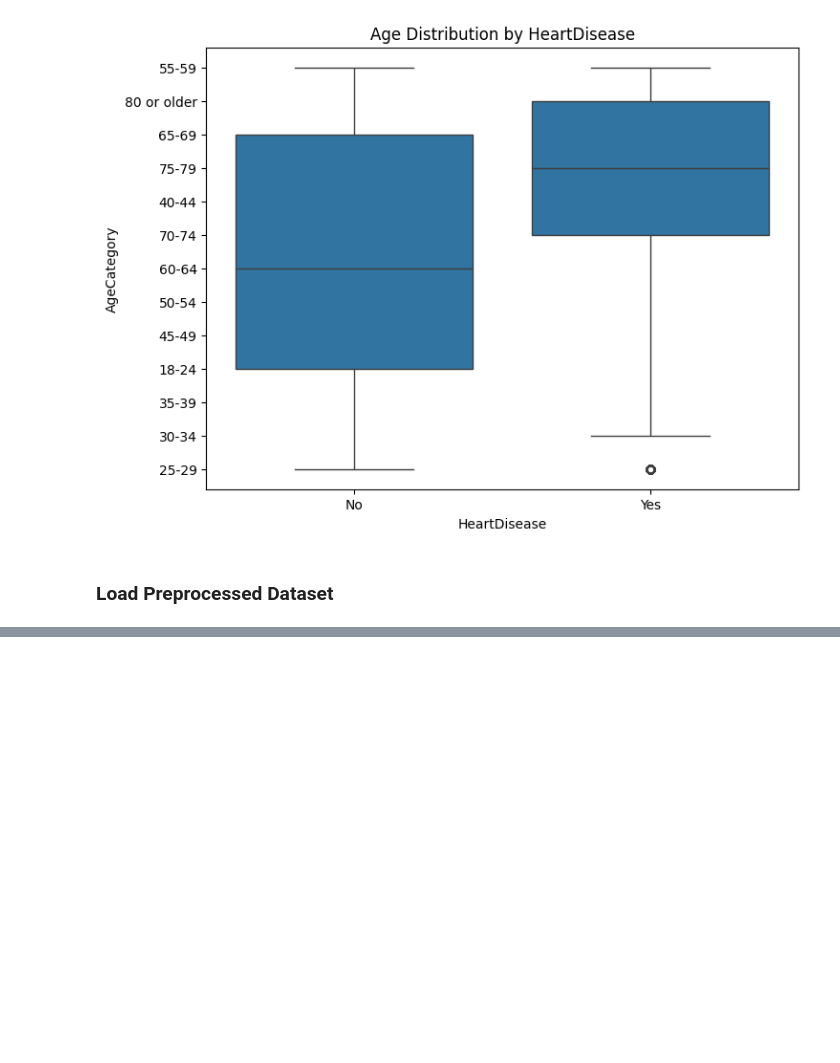
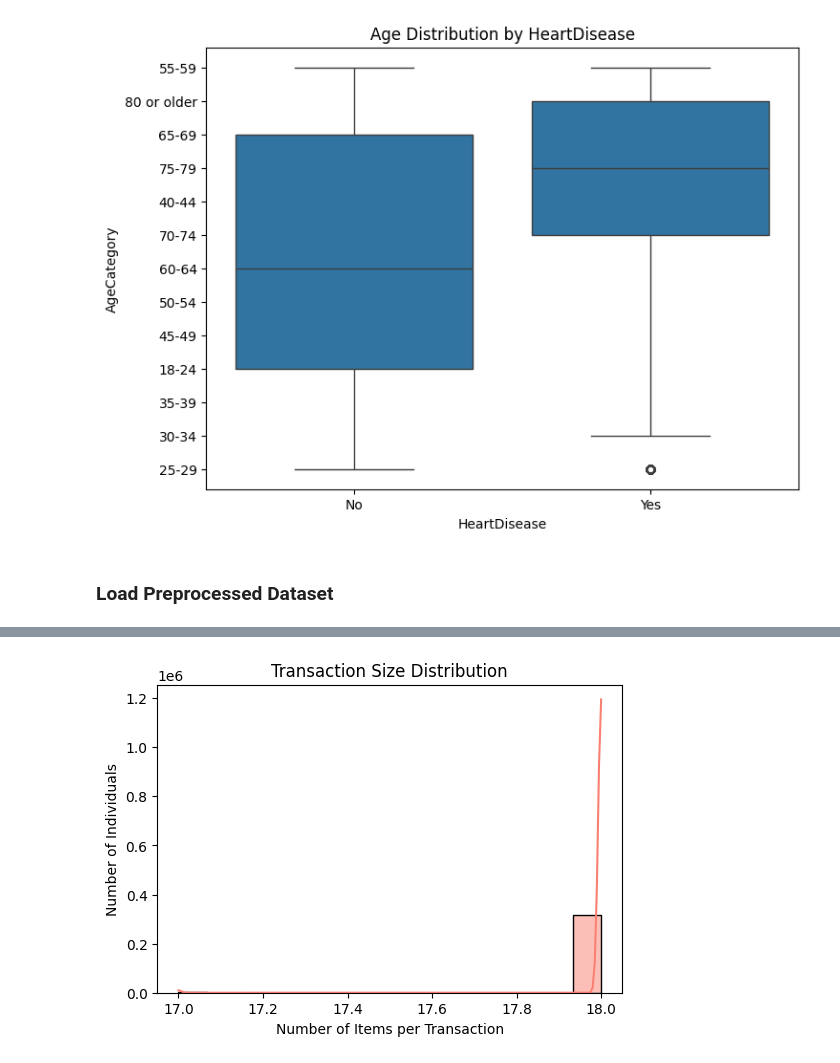
Before and after one commit to kay-16/CSC172-AssociationMining-Reambonanza, a Jupyter notebook: heart_disease_associationmining/notebook/EDA.ipynb, the cells around one changed output, grey strips where cells are left out. Cells and saved outputs as stored; diff of their text form; code cells hidden in the pictures; blank space fills up the shorter version.

```diff
--- a/heart_disease_associationmining/notebook/EDA.ipynb
+++ b/heart_disease_associationmining/notebook/EDA.ipynb
@@ -167,0 +206,13 @@ plt.show()
+# %%
+# Count of items per transaction
+
+df_preprocessed['transaction_size'] = df_preprocessed.sum(axis=1)
+
+plt.figure(figsize=(6,4))
+sns.histplot(df_preprocessed['transaction_size'], bins=15, color='salmon', kde=True)
+plt.xlabel("Number of Items per Transaction")
+plt.ylabel("Number of Individuals")
+plt.title("Transaction Size Distribution")
+plt.show()
+# %% [output]
+[figure, added]
```
Also changed, not shown: parts of 4 cells of this notebook.
